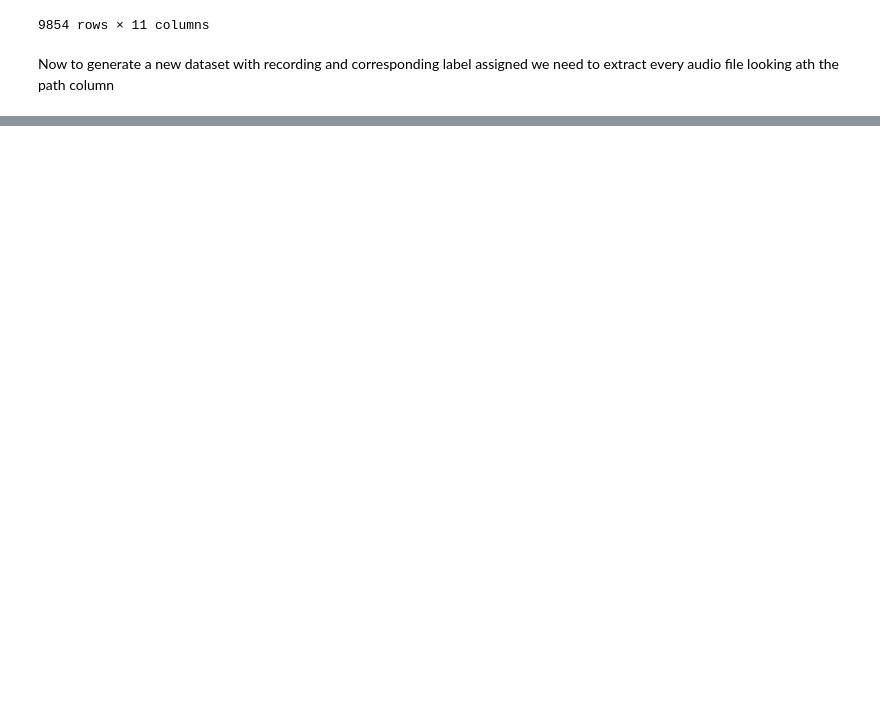
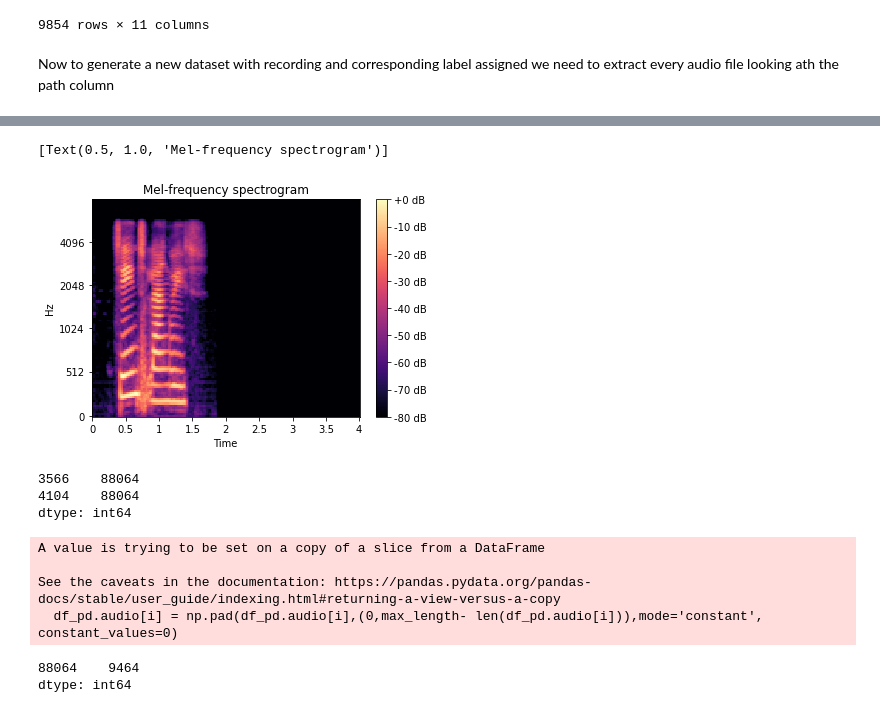
Before and after one commit to andrerubeis/Intent-Detection, a Jupyter notebook: exam_winter_22_23_notebook.ipynb, the cells around one changed output, grey strips where cells are left out. Drawn from its saved outputs; the diff is of its cells as text; code cells hidden in the pictures; blank space fills up the shorter version.

```diff
--- a/exam_winter_22_23_notebook.ipynb
+++ b/exam_winter_22_23_notebook.ipynb
@@ -190,0 +291,3 @@ Length: 9854, dtype: int64
+# %%
+df_pd = pd.DataFrame({'audio':df[1], 'label':df[3]})
+df_pd
@@ -190,0 +308,3 @@ Length: 9854, dtype: int64
+# %%
+df_pd=df_pd.drop(indexes_to_drop).reset_index(drop=True) #reset_index because we have a new df and if we want to iterate over it is simpler
+df_pd
@@ -190,0 +340,25 @@ Length: 9854, dtype: int64
+# %%
+spectogram = librosa.feature.melspectrogram(y=np.pad(df_pd.audio[0],(0,88064- len(df_pd.audio[9463])),mode='constant', constant_values=0), sr=sr)
+
+fig, ax = plt.subplots()
+S_dB = librosa.power_to_db(spectogram, ref=np.max)
+img = librosa.display.specshow(S_dB, x_axis='time',
+                         y_axis='mel', sr=sr,
+                         fmax=8000, ax=ax)
+fig.colorbar(img, ax=ax, format='%+2.0f dB')
+ax.set(title='Mel-frequency spectrogram')
+# %% [output]
+[Text(0.5, 1.0, 'Mel-frequency spectrogram')]
+[figure, added]
+# %%
+# Find maximum length of the audio in the dataframe
+lengths = [len(audio) for audio in df_pd.audio]
+# idx = 45 #check
+# lengths[idx], len(df_pd.audio.iloc[idx])
+lengths = pd.Series(lengths)
+#lengths.max() #88064
+lengths[lengths == lengths.max()]
+# %% [output]
+3566    88064
+4104    88064
+dtype: int64
@@ -190,0 +369,23 @@ Length: 9854, dtype: int64
+# %%
+max_length = 88064
+for i, audio in enumerate(df_pd.audio):
+
+    #print(len(df_pd.audio[i]))
+    #audio_padded = np.resize(df_pd.audio[i], max_length)
+    df_pd.audio[i] = np.pad(df_pd.audio[i],(0,max_length- len(df_pd.audio[i])),mode='constant', constant_values=0)
+
+    #print(len(df_pd.audio[i]))
+#     if i == 2:
+#         break
+# %% [output]
+A value is trying to be set on a copy of a slice from a DataFrame
+
+See the caveats in the documentation: https://pandas.pydata.org/pandas-docs/stable/user_guide/indexing.html#returning-a-view-versus-a-copy
+  df_pd.audio[i] = np.pad(df_pd.audio[i],(0,max_length- len(df_pd.audio[i])),mode='constant', constant_values=0)
+# %%
+lengths = [len(audio) for audio in df_pd.audio]
+lengths = pd.Series(lengths)
+lengths.value_counts()
+# %% [output]
+88064    9464
+dtype: int64
```
Also changed, not shown: parts of 57 cells of this notebook.
